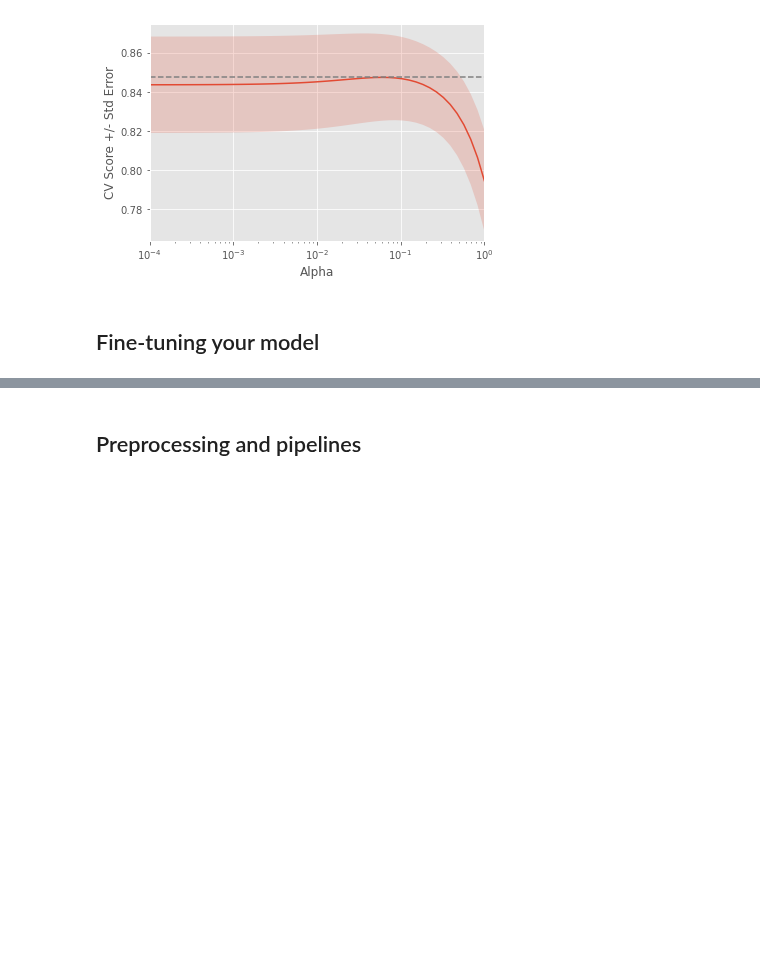
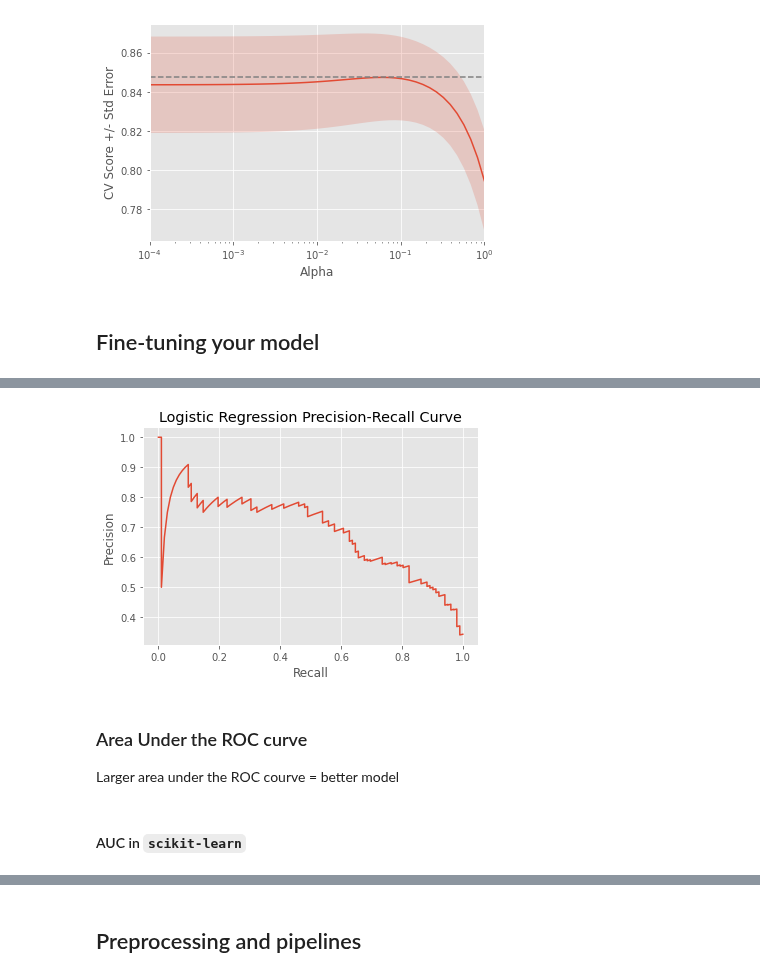
Before and after one commit to SmilodonCub/DATA602, a Jupyter notebook: scikitLearn.ipynb, the cells around one changed output, grey strips where cells are left out. Drawn from its saved outputs; the diff is of its cells as text; code cells hidden in the pictures; blank space fills up the shorter version.

```diff
--- a/scikitLearn.ipynb
+++ b/scikitLearn.ipynb
@@ -718,0 +920,16 @@ display_plot(ridge_scores, ridge_scores_std)
+# %%
+from sklearn.metrics import precision_recall_curve
+y_pred_prob = logreg.predict_proba( X_test )[:,1]
+pres, rec, thresholds = precision_recall_curve( y_test, y_pred_prob )
+plt.plot( rec, pres )
+plt.xlabel( 'Recall' )
+plt.ylabel( 'Precision' )
+plt.title( 'Logistic Regression Precision-Recall Curve' )
+plt.show;
+# %% [output]
+[figure, added]
+# %% [markdown]
+### Area Under the ROC curve
+Larger area under the ROC courve = better model
+# %% [markdown]
+#### AUC in `scikit-learn`
```
Also changed, not shown: parts of 32 cells of this notebook.
